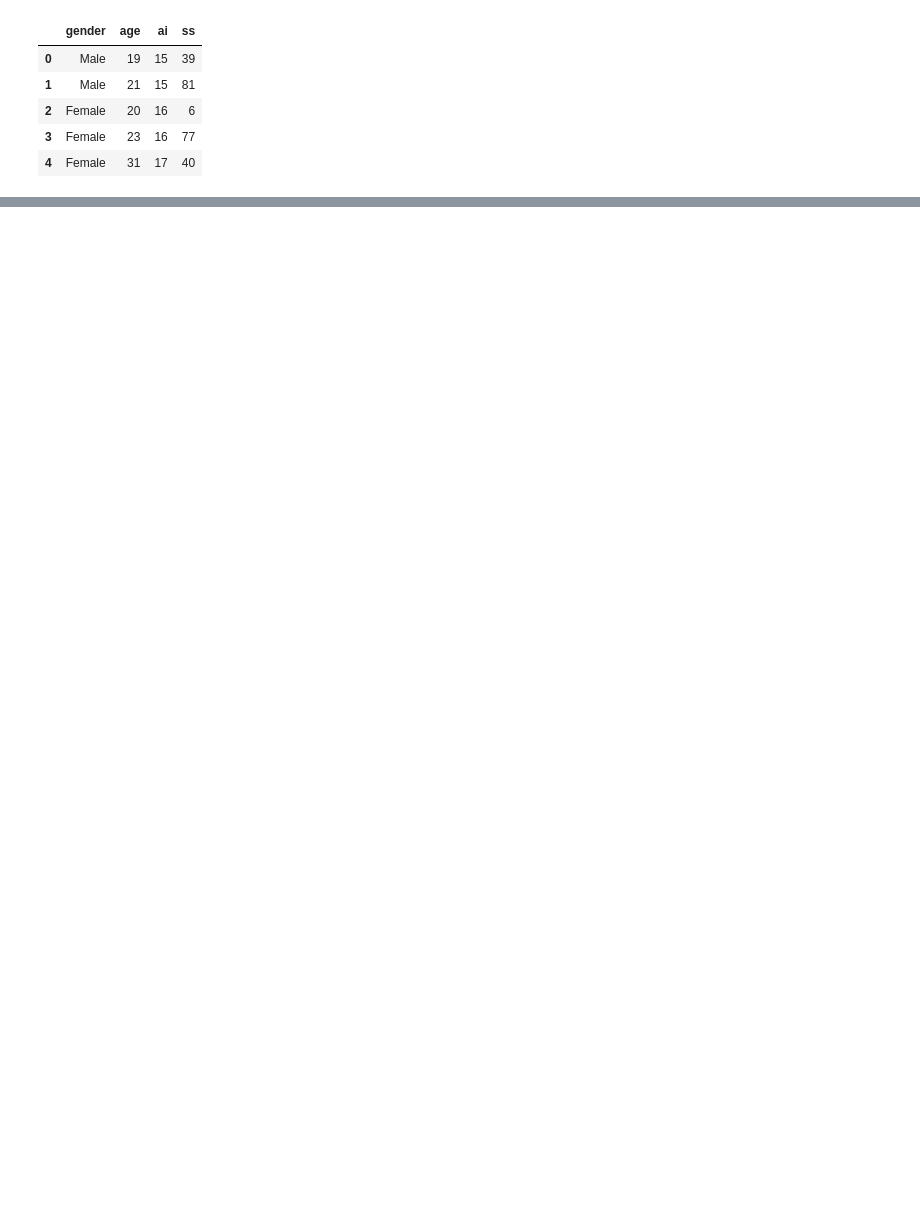
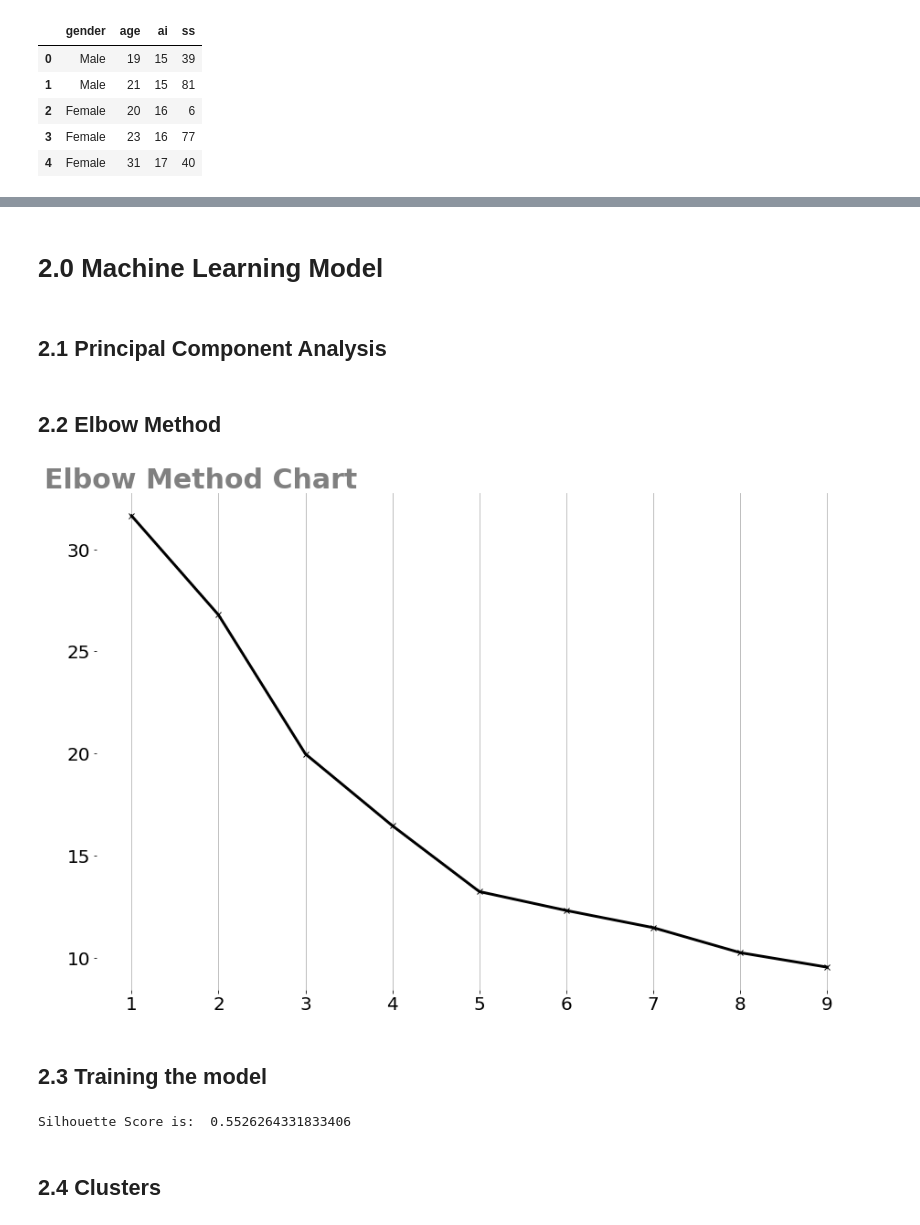
Before and after one commit to MatheusRocha0/Customers-Segmentation, a Jupyter notebook: Customers_Segmentation.ipynb, the cells around one changed output, grey strips where cells are left out. Saved outputs shown, nothing was run; the diff lists cells and outputs as text; code cells hidden in the pictures; blank space fills up the shorter version.

```diff
--- a/Customers_Segmentation.ipynb
+++ b/Customers_Segmentation.ipynb
@@ -390,0 +107,4 @@ plt.show()
+# %% [markdown]
+# 2.0 Machine Learning Model
+# %% [markdown]
+## 2.1 Principal Component Analysis
@@ -390,0 +115,49 @@ plt.show()
+# %% [markdown]
+## 2.2 Elbow Method
+# %%
+distortions = []
+inertias = []
+mapping1 = {}
+mapping2 = {}
+K = range(1, 10)
+
+for k in K:
+
+    kmeanModel = KMeans(n_clusters=k)
+    kmeanModel.fit(pc)
+
+    distortions.append(sum(np.min(cdist(pc, kmeanModel.cluster_centers_,
+                                        'euclidean'), axis=1)) / pc.shape[0])
+    inertias.append(kmeanModel.inertia_)
+
+    mapping1[k] = sum(np.min(cdist(pc, kmeanModel.cluster_centers_,
+                                   'euclidean'), axis=1)) / pc.shape[0]
+    mapping2[k] = kmeanModel.inertia_
+
+plt.figure(figsize = (15, 10))
+ax = plt.subplot(111)
+ax.plot(K, distortions, 'bx-', linewidth = 3, color = "black")
+ax.spines["bottom"].set_visible(False)
+ax.spines["top"].set_visible(False)
+ax.spines["right"].set_visible(False)
+ax.spines["left"].set_visible(False)
+ax.tick_params(labelsize = 20)
+plt.grid(axis = "x")
+plt.text(x = 0, y = 33, s = "Elbow Method Chart", fontsize = 30, weight = "bold", color = "gray")
+plt.show()
+# %% [output]
+[figure, added]
+# %% [markdown]
+## 2.3 Training the model
+# %%
+ kmeans = KMeans(n_clusters = 5, random_state = 0)
+label = kmeans.fit_predict(pc)
+
+df["label"] = label
+
+score = silhouette_score(pc, label, random_state = 0)
+print("Silhouette Score is: ", score)
+# %% [output]
+Silhouette Score is:  0.5526264331833406
+# %% [markdown]
+## 2.4 Clusters
```
Also changed, not shown: parts of 75 cells of this notebook.
